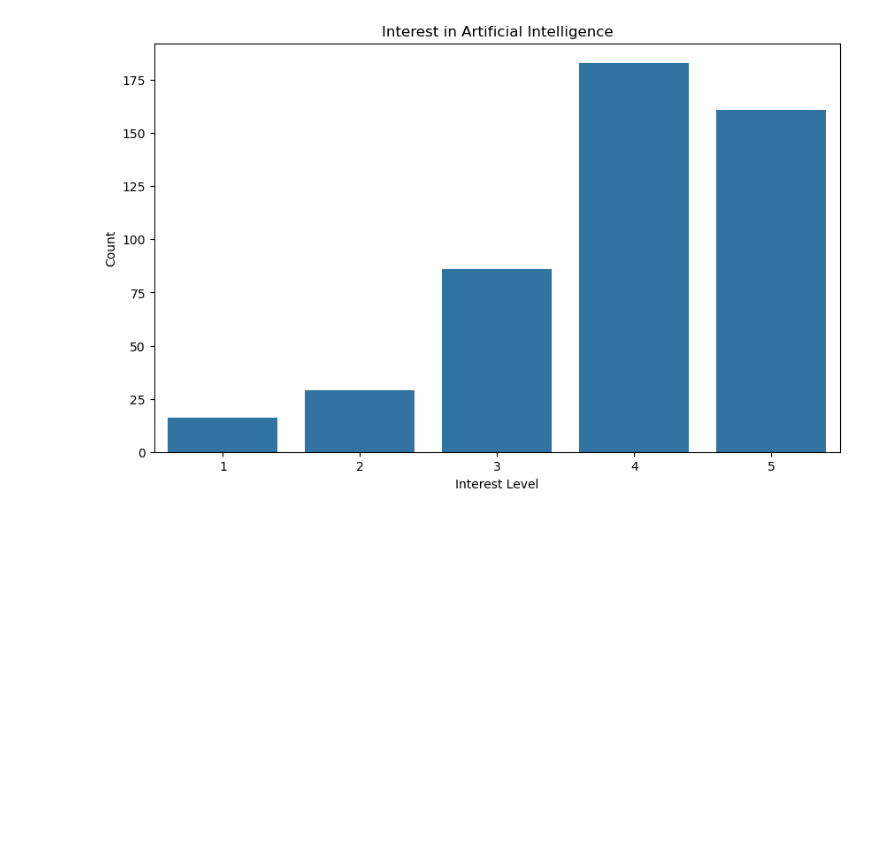
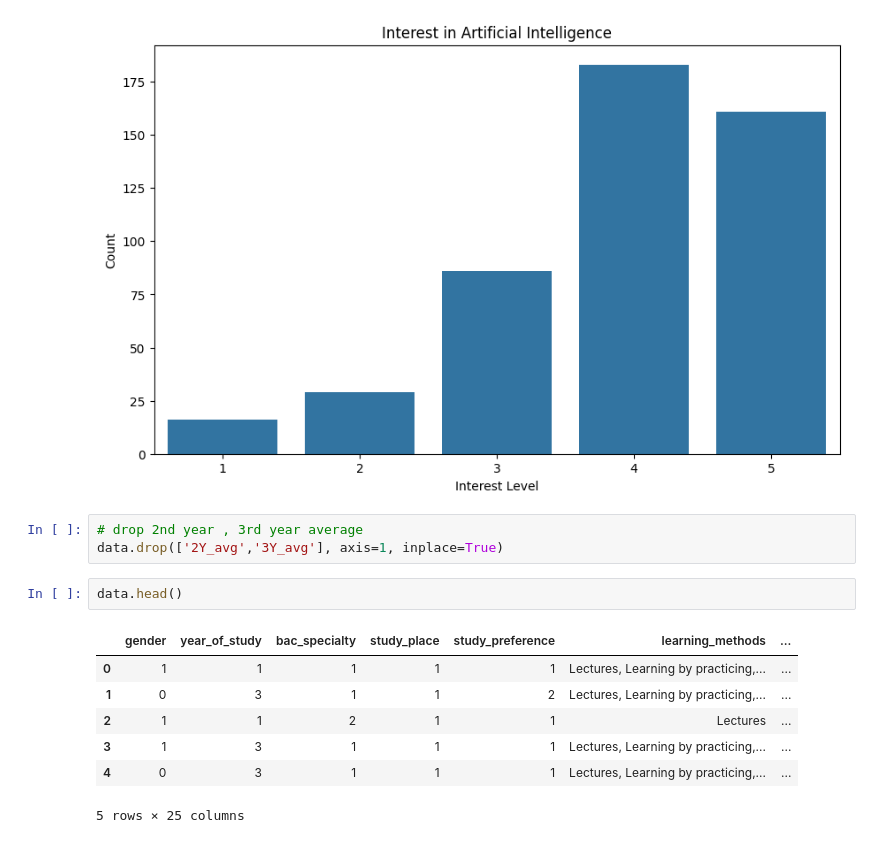
Before and after one commit to mohammed-el-amine-kichah/data-mining-ensia-studient-performance, a Jupyter notebook: real_project.ipynb, the cells around one changed output. Saved outputs shown, nothing was run; the diff lists cells and outputs as text; blank space fills up the shorter version.

```diff
--- a/real_project.ipynb
+++ b/real_project.ipynb
@@ -482,3 +482,16 @@ plt.ylabel('Count')
 plt.show()
 # %% [output]
 [figure]
+# %%
+# drop 2nd year , 3rd year average
+data.drop(['2Y_avg','3Y_avg'], axis=1, inplace=True)
+# %%
+data.head()
+# %% [output]
+|  | gender | year_of_study | bac_specialty | study_place | study_preference | learning_methods | ... |
+| 0 | 1 | 1 | 1 | 1 | 1 | Lectures, Learning by practicing,... | ... |
+| 1 | 0 | 3 | 1 | 1 | 2 | Lectures, Learning by practicing,... | ... |
+| 2 | 1 | 1 | 2 | 1 | 1 | Lectures | ... |
+| 3 | 1 | 3 | 1 | 1 | 1 | Lectures, Learning by practicing,... | ... |
+| 4 | 0 | 3 | 1 | 1 | 1 | Lectures, Learning by practicing,... | ... |
+5 rows × 25 columns
```
Also changed, not shown: parts of 7 cells of this notebook, 1 other file.
